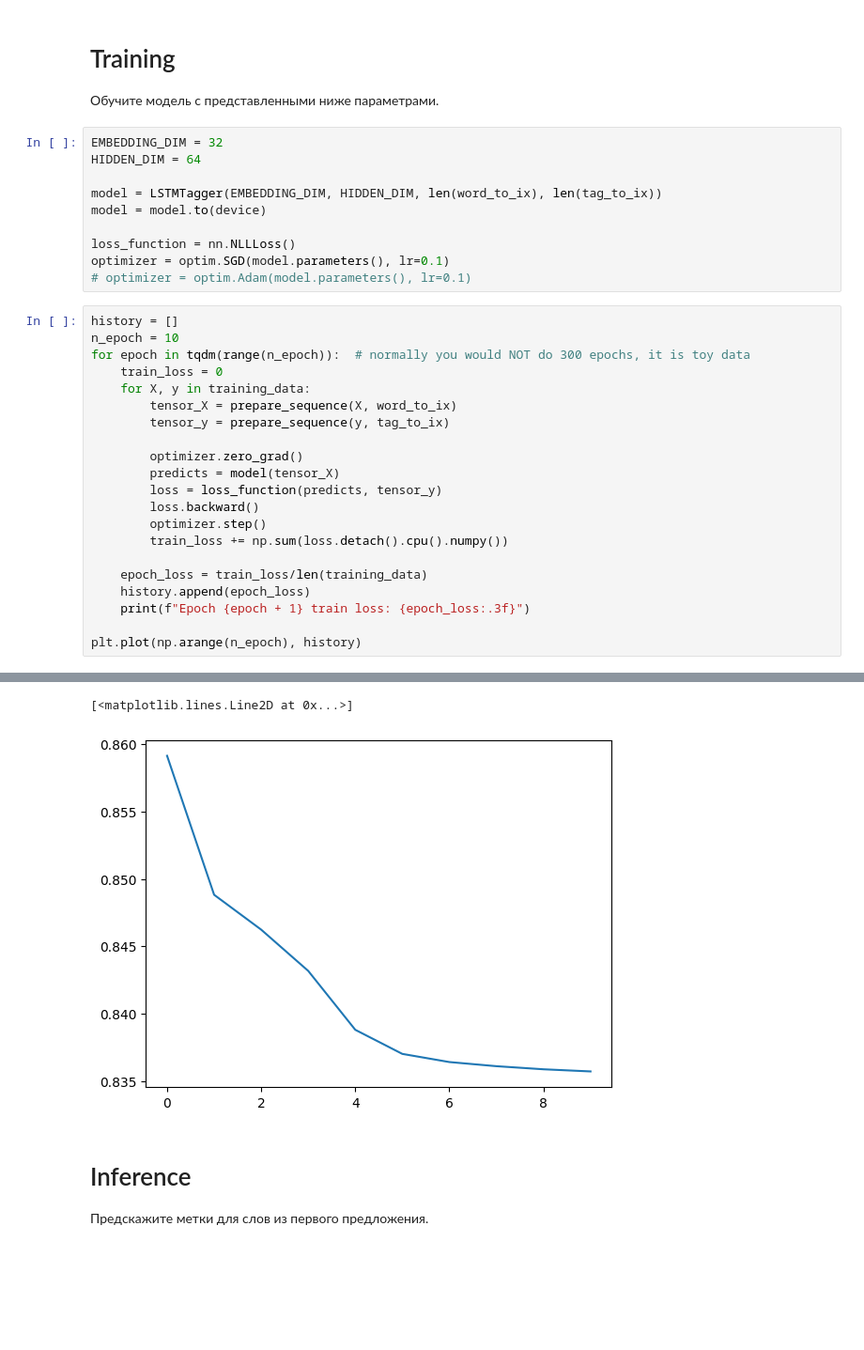
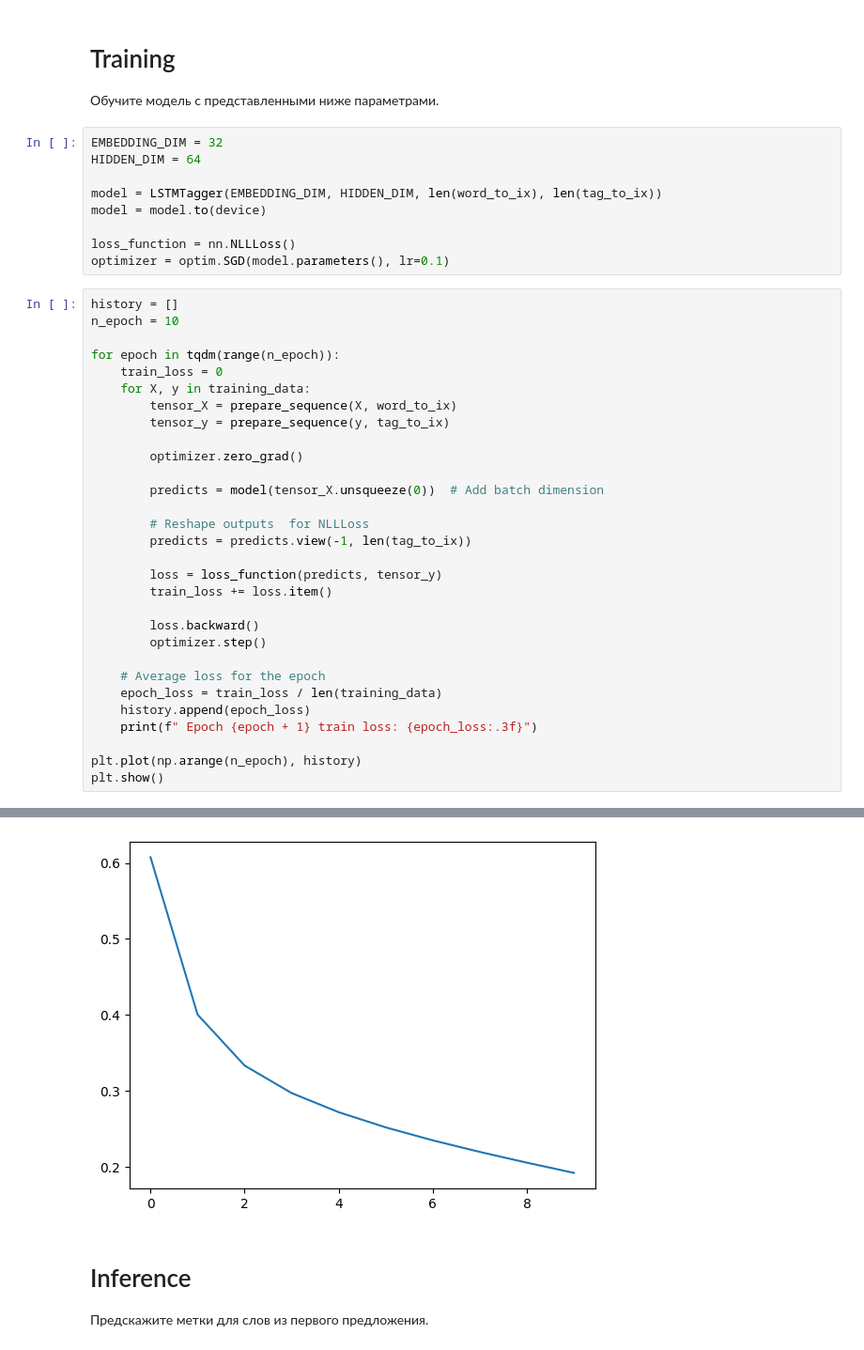
Before and after one commit to AstapovIE/ML-DL_Projects, a Jupyter notebook: DL/CK2024/LSTM_SemanticRoleMaking/semantic_role_marking.ipynb, the cells around one changed output, grey strips where cells are left out. Shown at 94% size. Drawn from its saved outputs; the diff is of its cells as text; blank space fills up the shorter version.

```diff
--- a/DL/CK2024/LSTM_SemanticRoleMaking/semantic_role_marking.ipynb
+++ b/DL/CK2024/LSTM_SemanticRoleMaking/semantic_role_marking.ipynb
@@ -208,26 +207,34 @@ model = model.to(device)
 
 loss_function = nn.NLLLoss()
 optimizer = optim.SGD(model.parameters(), lr=0.1)
-# optimizer = optim.Adam(model.parameters(), lr=0.1)
 # %%
 history = []
 n_epoch = 10
-for epoch in tqdm(range(n_epoch)):  # normally you would NOT do 300 epochs, it is toy data
+
+for epoch in tqdm(range(n_epoch)):
     train_loss = 0
     for X, y in training_data:
         tensor_X = prepare_sequence(X, word_to_ix)
         tensor_y = prepare_sequence(y, tag_to_ix)
 
         optimizer.zero_grad()
-        predicts = model(tensor_X)
+
+        predicts = model(tensor_X.unsqueeze(0))  # Add batch dimension
+
+        # Reshape outputs  for NLLLoss
+        predicts = predicts.view(-1, len(tag_to_ix))
+
         loss = loss_function(predicts, tensor_y)
+        train_loss += loss.item()
+
         loss.backward()
         optimizer.step()
-        train_loss += np.sum(loss.detach().cpu().numpy())
 
-    epoch_loss = train_loss/len(training_data)
+    # Average loss for the epoch
+    epoch_loss = train_loss / len(training_data)
     history.append(epoch_loss)
-    print(f"Epoch {epoch + 1} train loss: {epoch_loss:.3f}")
+    print(f" Epoch {epoch + 1} train loss: {epoch_loss:.3f}")
 
 plt.plot(np.arange(n_epoch), history)
+plt.show()
 # %% [output]
@@ -244,5 +251,4 @@ Epoch 10 train loss: 0.836
-[<matplotlib.lines.Line2D at 0x...>]
-[figure, old version]
+[figure, new version]
 # %% [markdown]
 # Inference
 Предскажите метки для слов из первого предложения.
```
Also changed, not shown: parts of 7 cells of this notebook.
